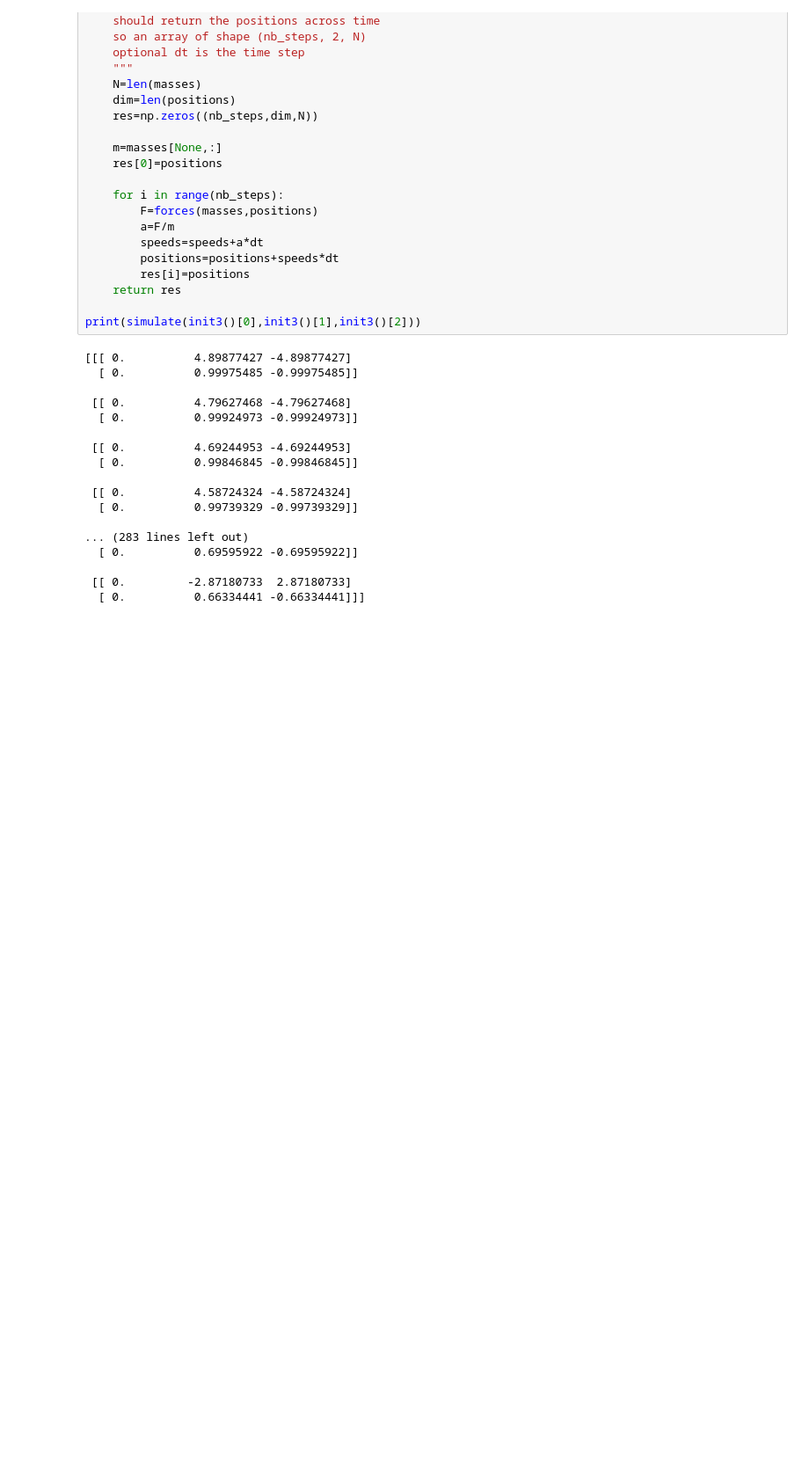
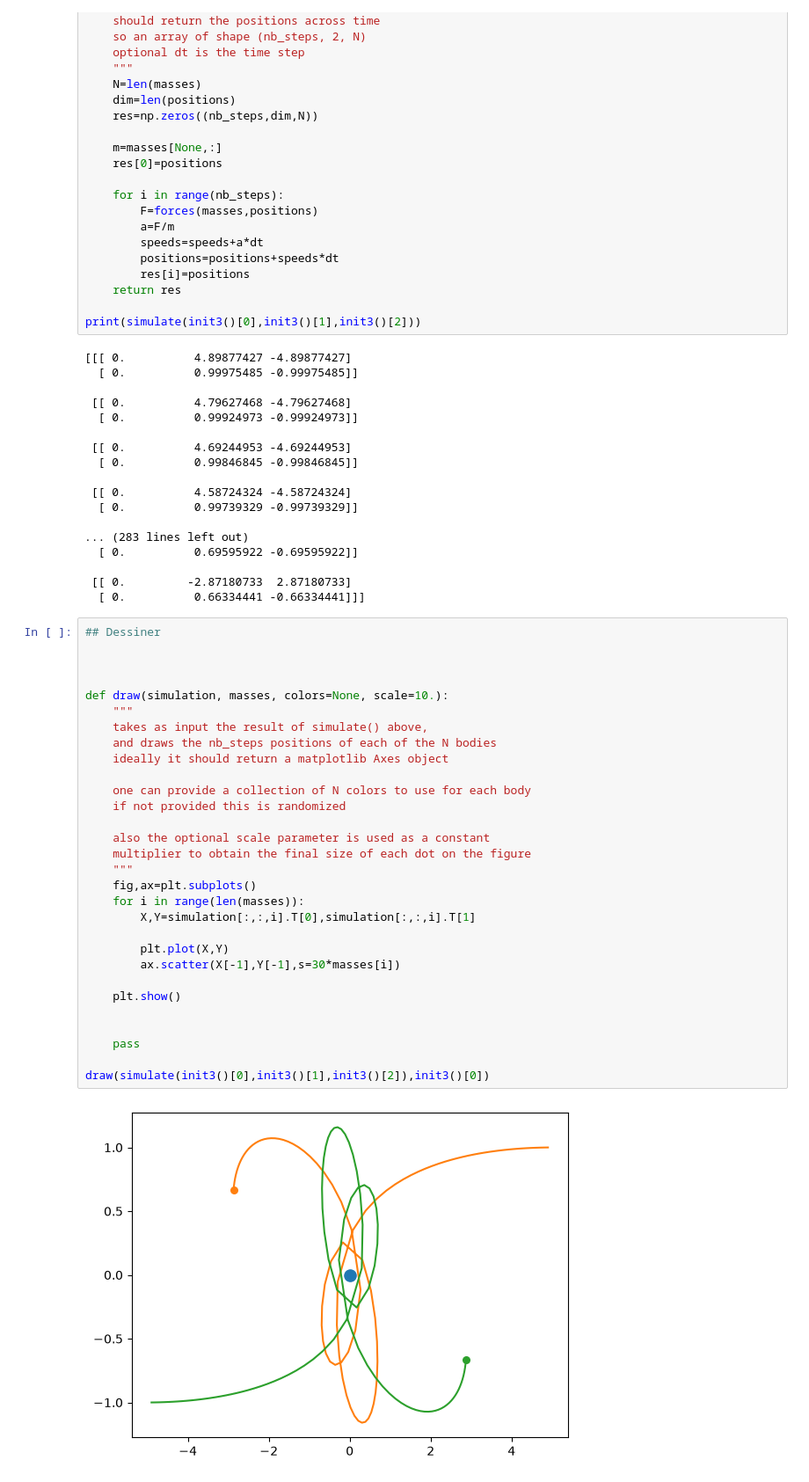
Before and after one commit to virgilecornilliat/TP3-nbody, a Jupyter notebook: notebook.ipynb, the cells around one changed output. Shown at 88% size. Cells and saved outputs as stored; diff of their text form; blank space fills up the shorter version.

Commit message:
dessin

```diff
--- a/notebook.ipynb
+++ b/notebook.ipynb
@@ -152,3 +153,35 @@ print(simulate(init3()[0],init3()[1],init3()[2]))
 
  [[ 0.         -2.87180733  2.87180733]
   [ 0.          0.66334441 -0.66334441]]]
+# %%
+## Dessiner
+
+
+
+def draw(simulation, masses, colors=None, scale=10.):
+    """
+    takes as input the result of simulate() above,
+    and draws the nb_steps positions of each of the N bodies
+    ideally it should return a matplotlib Axes object
+
+    one can provide a collection of N colors to use for each body
+    if not provided this is randomized
+
+    also the optional scale parameter is used as a constant
+    multiplier to obtain the final size of each dot on the figure
+    """
+    fig,ax=plt.subplots()
+    for i in range(len(masses)):
+        X,Y=simulation[:,:,i].T[0],simulation[:,:,i].T[1]
+
+        plt.plot(X,Y)
+        ax.scatter(X[-1],Y[-1],s=30*masses[i])
+
+    plt.show()
+
+
+    pass
+
+draw(simulate(init3()[0],init3()[1],init3()[2]),init3()[0])
+# %% [output]
+[figure, added]
```
Also changed, not shown: parts of 2 cells of this notebook.
